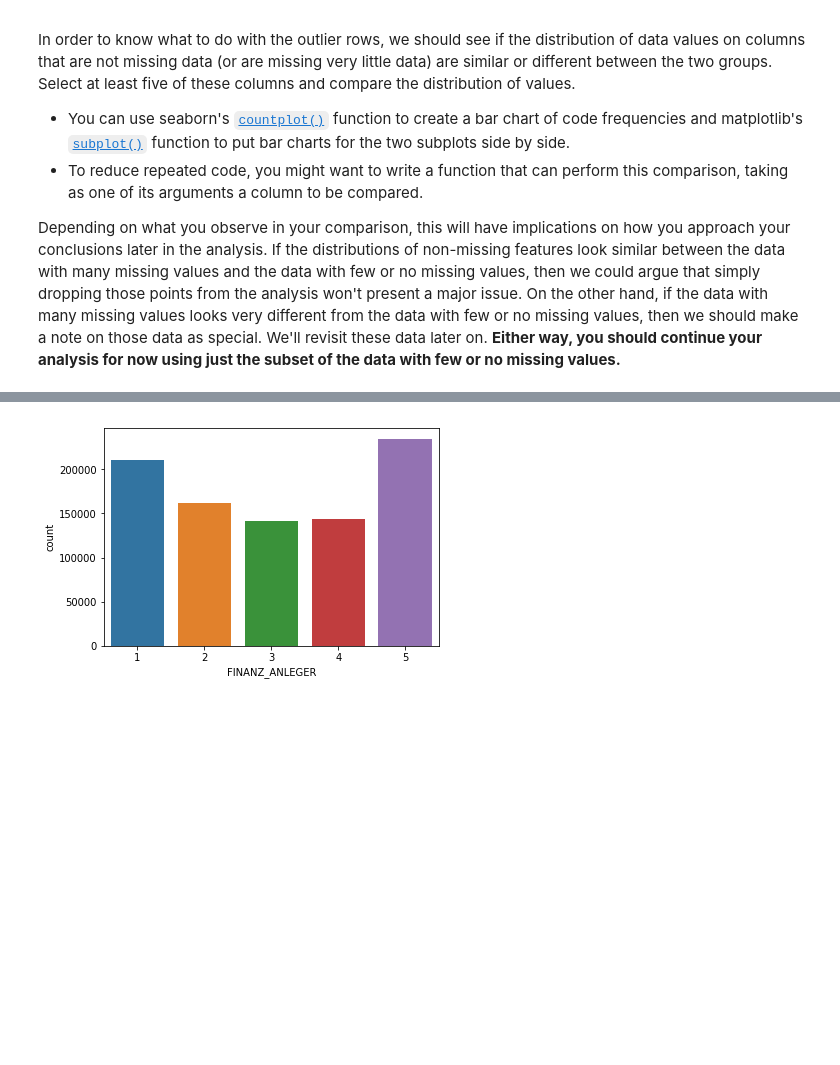
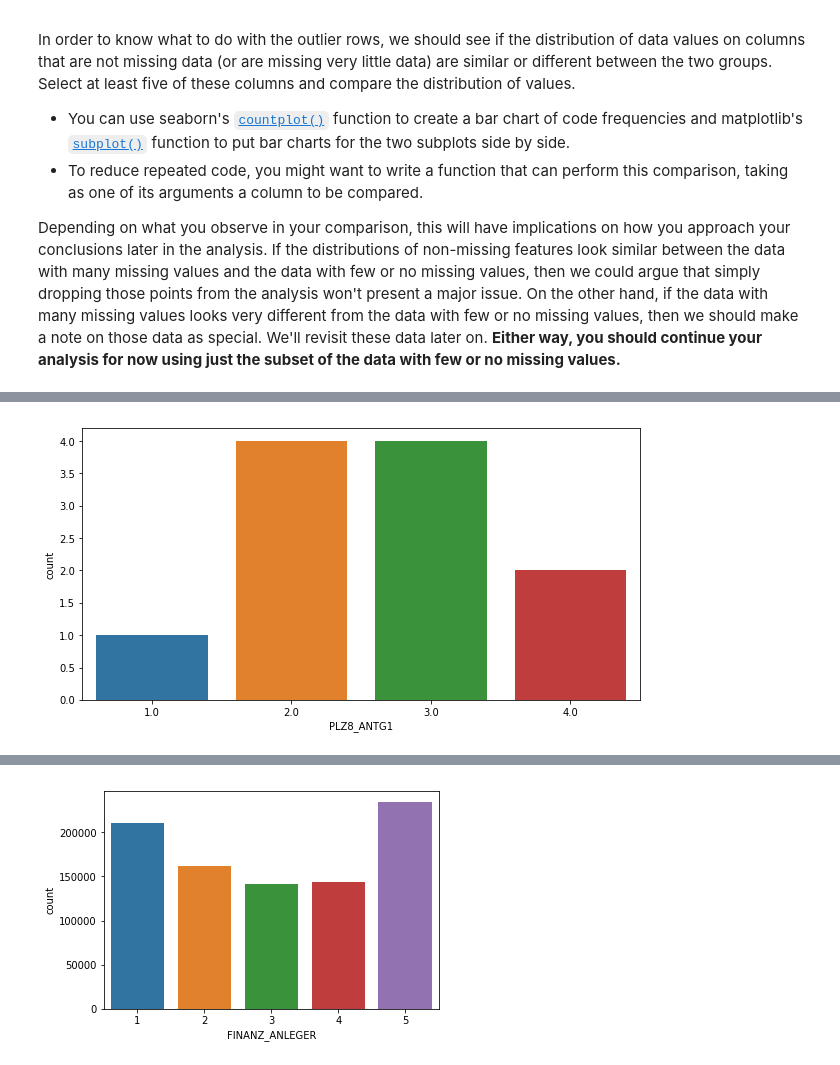
Before and after one commit to noreenwu/customer-segments, a Jupyter notebook: Identify_Customer_Segments.ipynb, the cells around one changed output, grey strips where cells are left out. Saved outputs shown, nothing was run; the diff lists cells and outputs as text; code cells hidden in the pictures; blank space fills up the shorter version.

```diff
--- a/Identify_Customer_Segments.ipynb
+++ b/Identify_Customer_Segments.ipynb
@@ -393,0 +466,2 @@ Depending on what you observe in your comparison, this will have implications on
+# %%
+az2_above_thresh = az2[az2['nan_values'] >= THRESHOLD]
@@ -393,0 +503,6 @@ Depending on what you observe in your comparison, this will have implications on
+# %%
+# same feature but above the threshold set:
+plt.figure(figsize=(10, 5))
+ax2 = sns.countplot(x="PLZ8_ANTG1", data=az2_above_thresh)
+# %% [output]
+[figure, added]
```
Also changed, not shown: parts of 24 cells of this notebook, 1 other file.
